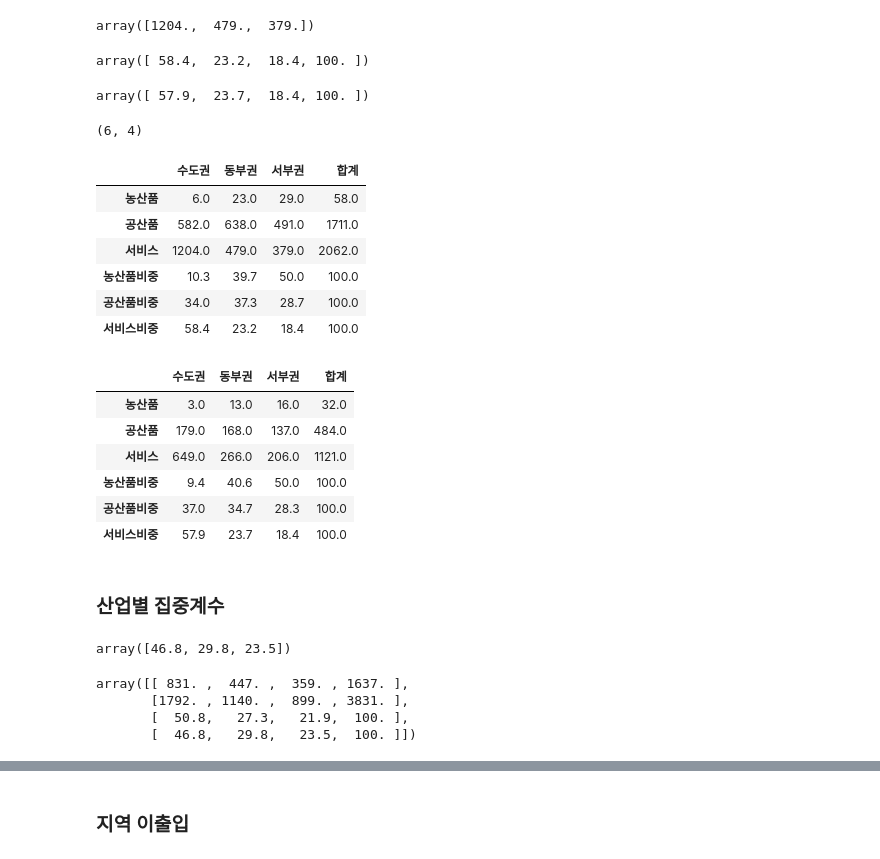
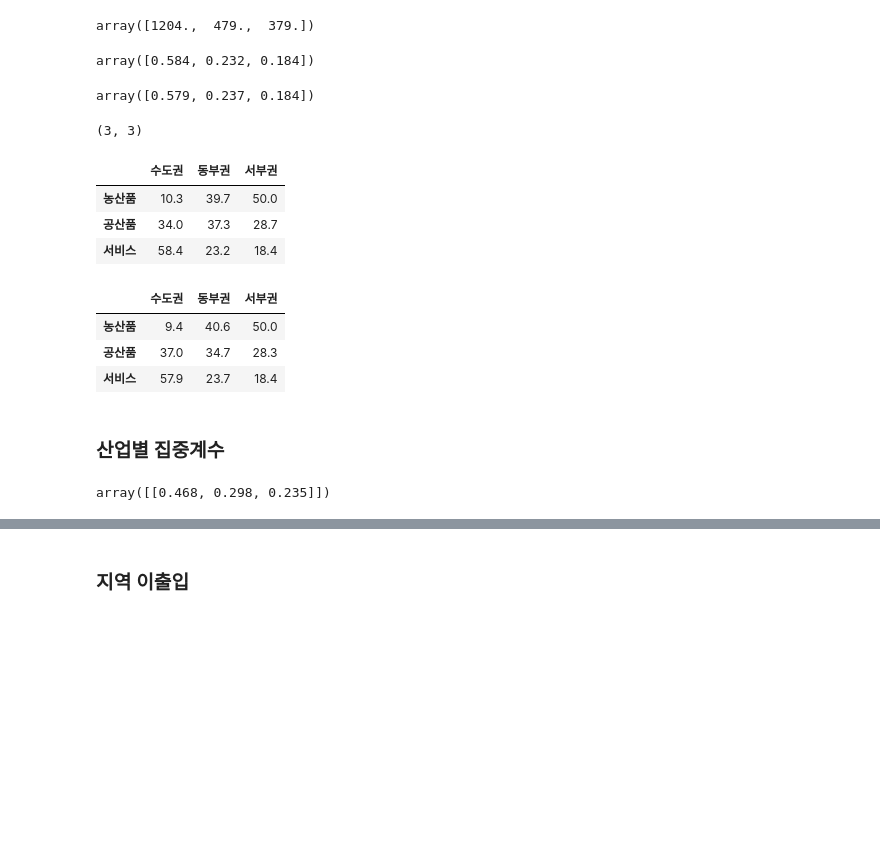
Before and after one commit to Tom-Jung/legendary-funicular, a Jupyter notebook: Ch7. 지역산업연관분석_3부문_3지역_new_final.ipynb, the cells around one changed output, grey strips where cells are left out. Drawn from its saved outputs; the diff is of its cells as text; code cells hidden in the pictures; blank space fills up the shorter version.

```diff
--- a/Ch7. 지역산업연관분석_3부문_3지역_new_final.ipynb
+++ b/Ch7. 지역산업연관분석_3부문_3지역_new_final.ipynb
@@ -211,54 +196,48 @@ array([1204.,  479.,  379.])
 # manu_ct_all = np.hstack((manu_ct, manu_ct_sm)).round(1)
 # serv_ct_all = np.hstack((serv_ct, serv_ct_sm)).round(1)
 
-arg_ct_wgt = (arg_ct_all/arg_ct_sm*100).round(1)  # 농산품비중
-manu_ct_wgt = (manu_ct_all/manu_ct_sm*100).round(1)  # 공산품비중
-serv_ct_wgt = (serv_ct_all/serv_ct_sm*100).round(1)  # 공산품비중
+arg_ct_wgt = (arg_ct/arg_ct_sm)  # 농산품비중
+manu_ct_wgt = (manu_ct/manu_ct_sm)  # 공산품비중
+serv_ct_wgt = (serv_ct/serv_ct_sm)  # 공산품비중
 serv_ct_wgt
 # %% [output]
-array([ 58.4,  23.2,  18.4, 100. ])
+array([0.584, 0.232, 0.184])
 # %%
 # 산업별 지역별 부가가치 비중
 # arg_va_all = np.hstack((arg_va, arg_va_sm)).round(1)
 # manu_va_all = np.hstack((manu_va, manu_va_sm)).round(1)
 # serv_va_all = np.hstack((serv_va, serv_va_sm)).round(1)
 
-arg_va_wgt = (arg_va_all/arg_va_sm*100).round(1)  # 농산품비중
-manu_va_wgt = (manu_va_all/manu_va_sm*100).round(1)  # 공산품비중
-serv_va_wgt = (serv_va_all/serv_va_sm*100).round(1)  # 공산품비중
+arg_va_wgt = (arg_va/arg_va_sm)  # 농산품비중
+manu_va_wgt = (manu_va/manu_va_sm)  # 공산품비중
+serv_va_wgt = (serv_va/serv_va_sm)  # 공산품비중
 serv_va_wgt
 # %% [output]
-array([ 57.9,  23.7,  18.4, 100. ])
+array([0.579, 0.237, 0.184])
-# %%
-va_by_ind = np.vstack((arg_va_all,manu_va_all,serv_va_all,arg_va_wgt, manu_va_wgt, serv_va_wgt)) # 부가가치
-ct_by_ind = np.vstack((arg_ct_all,manu_ct_all,serv_ct_all, arg_ct_wgt, manu_ct_wgt, serv_ct_wgt)) # 산출액
-va_by_ind.shape
-# %% [output]
-(6, 4)
+# %%
+ct_by_ind = np.vstack((arg_ct_wgt, manu_ct_wgt, serv_ct_wgt)) # 산출액
+va_by_ind = np.vstack((arg_va_wgt, manu_va_wgt, serv_va_wgt)) # 부가가치
+va_by_ind.shape
+# %% [output]
+(3, 3)
 # %%
-CT_IND = pd.DataFrame(ct_by_ind, columns = ['수도권', '동부권', '서부권', '합계'],
-                     index=['농산품', '공산품', '서비스', '농산품비중', '공산품비중', '서비스비중',]) # 변수명 붙여서 pandas로 내보내기
+CT_IND = pd.DataFrame((ct_by_ind*100).round(1), columns = ['수도권', '동부권', '서부권'],
+                     index=['농산품', '공산품', '서비스']) # 변수명 붙여서 pandas로 내보내기
 CT_IND
 # %% [output]
-|  | 수도권 | 동부권 | 서부권 | 합계 |
-| 농산품 | 6.0 | 23.0 | 29.0 | 58.0 |
-| 공산품 | 582.0 | 638.0 | 491.0 | 1711.0 |
-| 서비스 | 1204.0 | 479.0 | 379.0 | 2062.0 |
-| 농산품비중 | 10.3 | 39.7 | 50.0 | 100.0 |
-| 공산품비중 | 34.0 | 37.3 | 28.7 | 100.0 |
-| 서비스비중 | 58.4 | 23.2 | 18.4 | 100.0 |
+|  | 수도권 | 동부권 | 서부권 |
+| 농산품 | 10.3 | 39.7 | 50.0 |
+| 공산품 | 34.0 | 37.3 | 28.7 |
+| 서비스 | 58.4 | 23.2 | 18.4 |
 # %%
-VA_IND = pd.DataFrame(va_by_ind, columns = ['수도권', '동부권', '서부권', '합계'],
-                     index=['농산품', '공산품', '서비스', '농산품비중', '공산품비중', '서비스비중',]) # 변수명 붙여서 pandas로 내보내기
+VA_IND = pd.DataFrame((va_by_ind*100).round(1), columns = ['수도권', '동부권', '서부권'],
+                     index=['농산품', '공산품', '서비스']) # 변수명 붙여서 pandas로 내보내기
 VA_IND
 # %% [output]
-|  | 수도권 | 동부권 | 서부권 | 합계 |
-| 농산품 | 3.0 | 13.0 | 16.0 | 32.0 |
-| 공산품 | 179.0 | 168.0 | 137.0 | 484.0 |
-| 서비스 | 649.0 | 266.0 | 206.0 | 1121.0 |
-| 농산품비중 | 9.4 | 40.6 | 50.0 | 100.0 |
-| 공산품비중 | 37.0 | 34.7 | 28.3 | 100.0 |
-| 서비스비중 | 57.9 | 23.7 | 18.4 | 100.0 |
+|  | 수도권 | 동부권 | 서부권 |
+| 농산품 | 9.4 | 40.6 | 50.0 |
+| 공산품 | 37.0 | 34.7 | 28.3 |
+| 서비스 | 57.9 | 23.7 | 18.4 |
 # %%
 # csv 파일로 내보내기
 VA_IND.to_csv('부가가치_산업별_지역별_비중.csv', encoding='utf_8-sig')
@@ -266,14 +245,7 @@ CT_IND.to_csv('산출액_산업별_지역별_비중.csv', encoding='utf_8-sig')
 # %% [markdown]
 ### 산업별 집중계수
 # %%
-wgt_rg = str_rg[-1,:3]   # str_rg는 지역별 총산출액 및 총부가가치의 금액과 비중
+wgt_rg = str_rg[-1,:3].reshape([1,3])   # str_rg는 지역별 총산출액 및 총부가가치의 금액과 비중(수도권, 동부권, 서부권)
 wgt_rg
 # %% [output]
-array([46.8, 29.8, 23.5])
+array([[0.468, 0.298, 0.235]])
-# %%
-str_rg                  # 산업별 지역별 비중
-# %% [output]
-array([[ 831. ,  447. ,  359. , 1637. ],
-       [1792. , 1140. ,  899. , 3831. ],
-       [  50.8,   27.3,   21.9,  100. ],
-       [  46.8,   29.8,   23.5,  100. ]])
```
Also changed, not shown: parts of 73 cells of this notebook.
